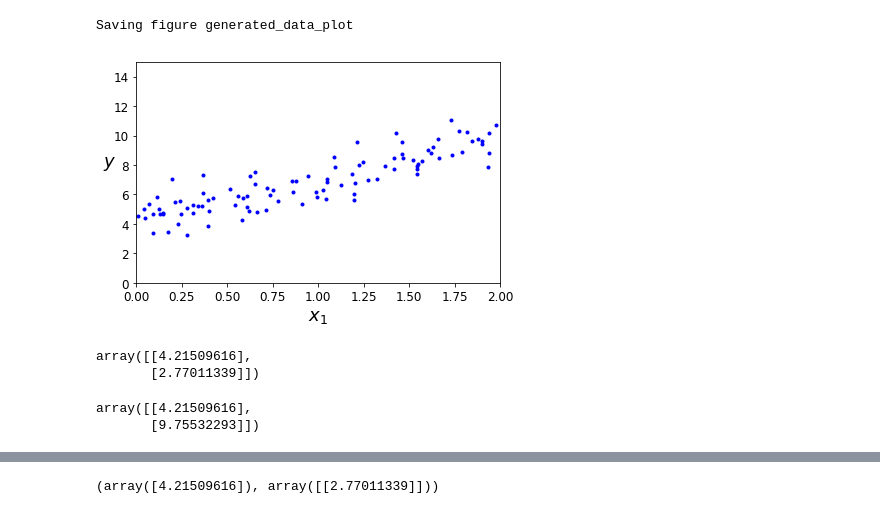
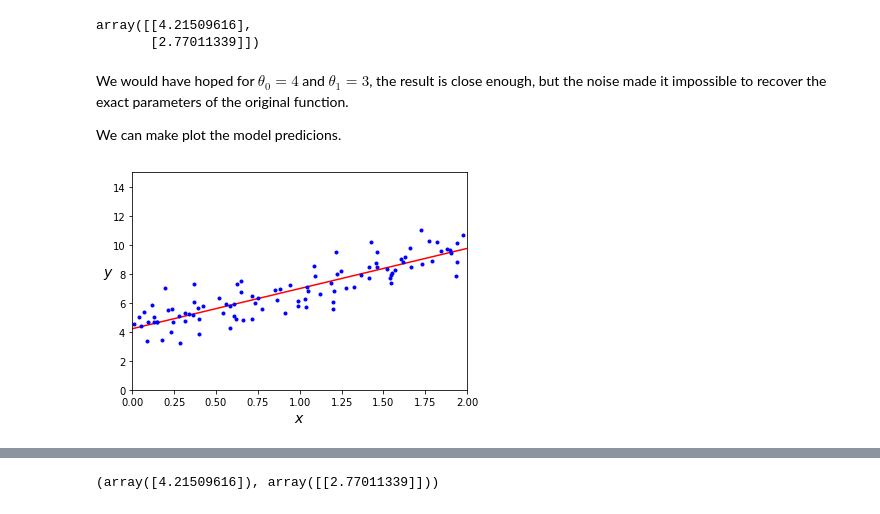
Before and after one commit to riccardoberta/ml_models, a Jupyter notebook: 04_linear_models/model.ipynb, the cells around one changed output, grey strips where cells are left out. Drawn from its saved outputs; the diff is of its cells as text; code cells hidden in the pictures.

Commit message:
added linear models

```diff
--- a/04_linear_models/model.ipynb
+++ b/04_linear_models/model.ipynb
@@ -10,10 +90,25 @@ y = 4 + 3 * X + np.random.randn(100, 1)
+# %%
+X_b = np.c_[np.ones((100, 1)), X]  # add x0 = 1 to each instance
+theta_best = np.linalg.inv(X_b.T.dot(X_b)).dot(X_b.T).dot(y)
+theta_best
+# %% [output]
+array([[4.21509616],
+       [2.77011339]])
+# %% [markdown]
+We would have hoped for $\theta_0= 4$ and $\theta_1= 3$, the result is close enough, but the noise made it impossible to recover the exact parameters of the original function.
+
+We can make plot the model predicions.
 # %%
+X_new = np.array([[0], [2]])
+X_new_b = np.c_[np.ones((2, 1)), X_new]  # add x0 = 1 to each instance
+y_predict = X_new_b.dot(theta_best)
+
+plt.plot(X_new, y_predict, "r-", label="Predictions")
 plt.plot(X, y, "b.")
-plt.xlabel("$x_1$", fontsize=18)
-plt.ylabel("$y$", rotation=0, fontsize=18)
+plt.xlabel("$x$", fontsize=14)
+plt.ylabel("$y$", rotation=0, fontsize=14)
+
 plt.axis([0, 2, 0, 15])
-save_fig("generated_data_plot")
 plt.show()
 # %% [output]
-Saving figure generated_data_plot
-[figure, old version]
+[figure, new version]
@@ -23,13 +114,0 @@ theta_best = np.linalg.inv(X_b.T.dot(X_b)).dot(X_b.T).dot(y)
-# %%
-theta_best
-# %% [output]
-array([[4.21509616],
-       [2.77011339]])
-# %%
-X_new = np.array([[0], [2]])
-X_new_b = np.c_[np.ones((2, 1)), X_new]  # add x0 = 1 to each instance
-y_predict = X_new_b.dot(theta_best)
-y_predict
-# %% [output]
-array([[4.21509616],
-       [9.75532293]])
```
Also changed, not shown: parts of 156 cells of this notebook, 7 other files.
